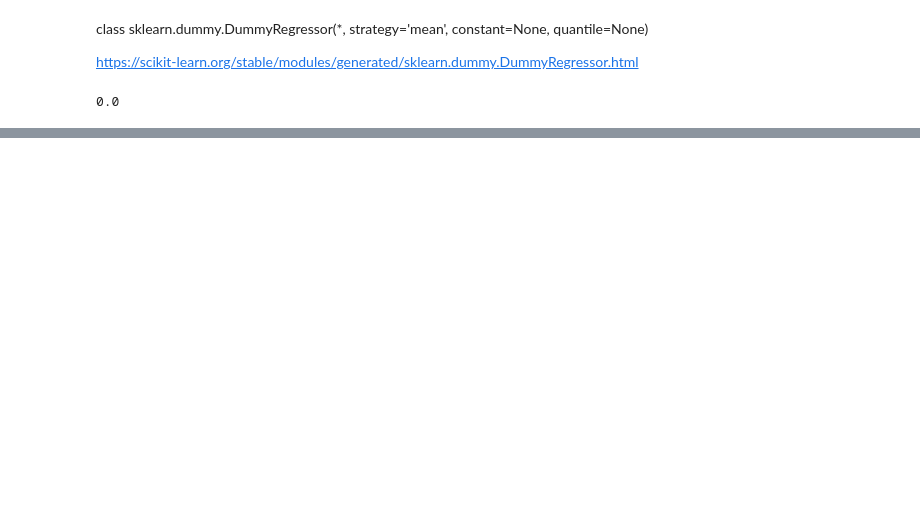
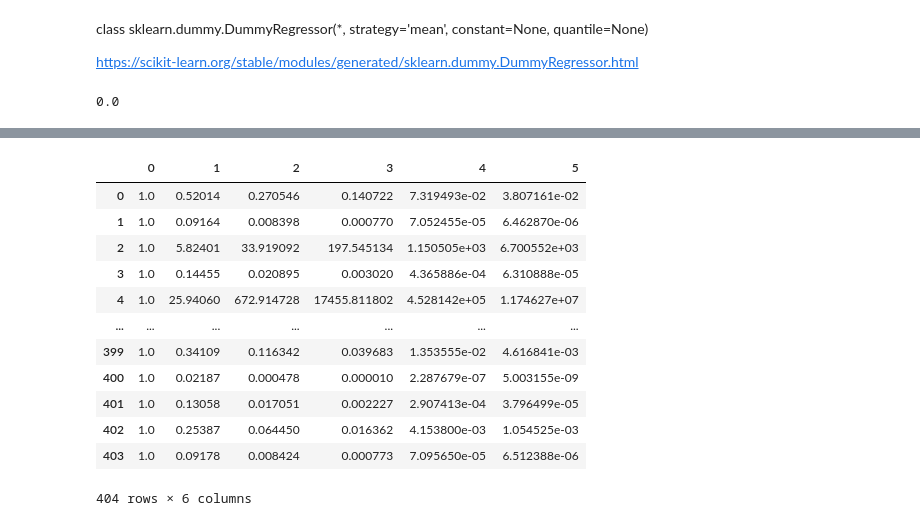
Before and after one commit to JMML2021/0201-estructures_dades, a Jupyter notebook: Tasca_M5_T02_Machine_Leaning.ipynb, the cells around one changed output, grey strips where cells are left out. Cells and saved outputs as stored; diff of their text form; code cells hidden in the pictures; blank space fills up the shorter version.

```diff
--- a/Tasca_M5_T02_Machine_Leaning.ipynb
+++ b/Tasca_M5_T02_Machine_Leaning.ipynb
@@ -339,0 +376,3 @@ dummy_regr.score(X, y)
+# %%
+polynomial_CRIMS =pd.DataFrame(polynomial_CRIMS)
+print(polynomial_CRIMS.describe())
@@ -339,0 +399,16 @@ dummy_regr.score(X, y)
+# %%
+polynomial_CRIMS
+# %% [output]
+|  | 0 | 1 | 2 | 3 | 4 | 5 |
+| 0 | 1.0 | 0.52014 | 0.270546 | 0.140722 | 7.319493e-02 | 3.807161e-02 |
+| 1 | 1.0 | 0.09164 | 0.008398 | 0.000770 | 7.052455e-05 | 6.462870e-06 |
+| 2 | 1.0 | 5.82401 | 33.919092 | 197.545134 | 1.150505e+03 | 6.700552e+03 |
+| 3 | 1.0 | 0.14455 | 0.020895 | 0.003020 | 4.365886e-04 | 6.310888e-05 |
+| 4 | 1.0 | 25.94060 | 672.914728 | 17455.811802 | 4.528142e+05 | 1.174627e+07 |
+| ... | ... | ... | ... | ... | ... | ... |
+| 399 | 1.0 | 0.34109 | 0.116342 | 0.039683 | 1.353555e-02 | 4.616841e-03 |
+| 400 | 1.0 | 0.02187 | 0.000478 | 0.000010 | 2.287679e-07 | 5.003155e-09 |
+| 401 | 1.0 | 0.13058 | 0.017051 | 0.002227 | 2.907413e-04 | 3.796499e-05 |
+| 402 | 1.0 | 0.25387 | 0.064450 | 0.016362 | 4.153800e-03 | 1.054525e-03 |
+| 403 | 1.0 | 0.09178 | 0.008424 | 0.000773 | 7.095650e-05 | 6.512388e-06 |
+404 rows × 6 columns
```
Also changed, not shown: parts of 10 cells of this notebook.
